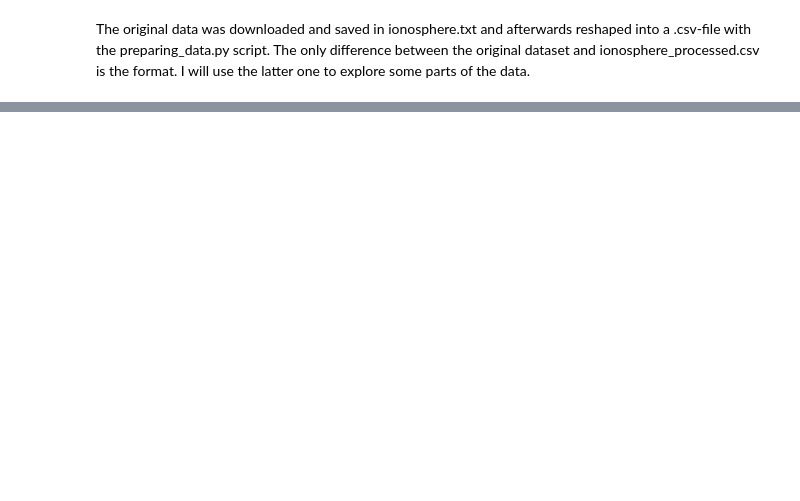
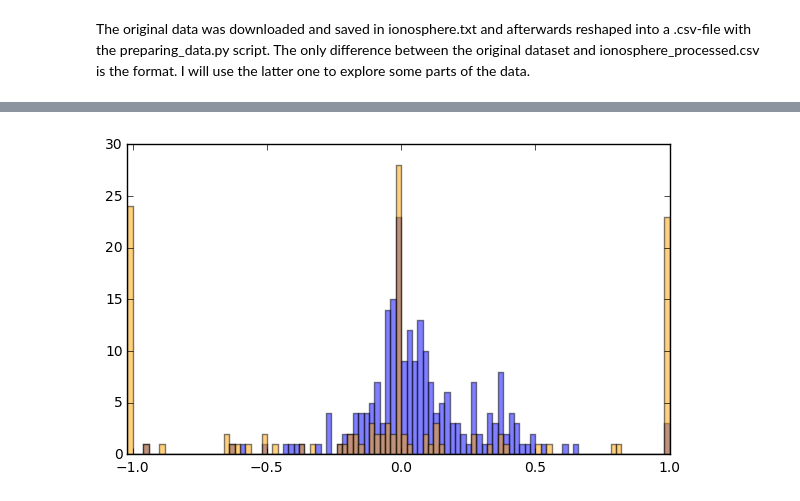
Before and after one commit to n-d-r/ionosphere, a Jupyter notebook: exploratory_analysis.ipynb, the cells around one changed output, grey strips where cells are left out. Saved outputs shown, nothing was run; the diff lists cells and outputs as text; code cells hidden in the pictures; blank space fills up the shorter version.

```diff
--- a/exploratory_analysis.ipynb
+++ b/exploratory_analysis.ipynb
@@ -37,0 +125,29 @@ data_filt = data.loc[
+# %%
+def plot_histograms_by_target(**kwargs):
+    data_pairs_pos = sorted([(bin[0], count) for bin, count in
+                            kwargs['positive'][0].items()])
+    data_pairs_neg = sorted([(bin[0], count) for bin, count in
+                            kwargs['negative'][0].items()])
+    x_pos, y_pos = zip(*data_pairs_pos)
+    x_neg, y_neg = zip(*data_pairs_neg)
+    plt.figure(figsize=(7, 4))
+    plt.bar(left=x_pos, height=y_pos, width=kwargs['positive'][1],
+            alpha=.5, color='blue')
+    plt.bar(left=x_neg, height=y_neg, width=kwargs['negative'][1],
+            alpha=.5, color='orange')
+    plt.xlim(kwargs['min_val'] - kwargs['positive'][1],
+             kwargs['max_val'])
+    plt.show()
+    plt.close('all')
+# %%
+g_series = data.loc[data['target'] == 'g', '3']
+b_series = data.loc[data['target'] == 'b', '3']
+min_val = min(min(g_series), min(b_series))
+max_val = max(max(g_series), max(b_series))
+plot_histograms_by_target(
+    positive=binned_histogram(g_series, 100, min_val, max_val),
+    negative=binned_histogram(b_series, 100, min_val, max_val),
+    min_val=min_val, max_val=max_val
+)
+# %% [output]
+[figure, added]
```
Also changed, not shown: parts of 36 cells of this notebook.
